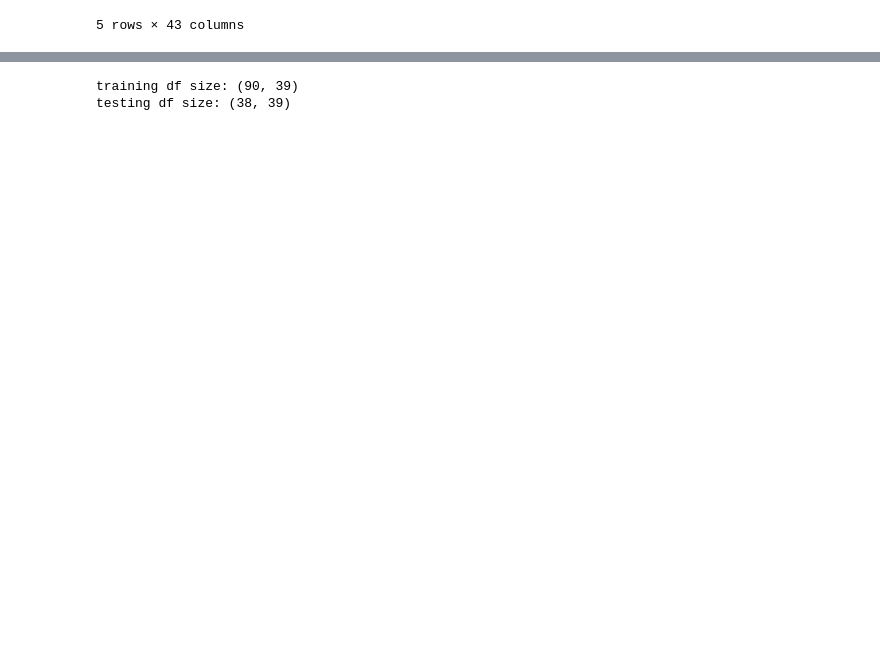
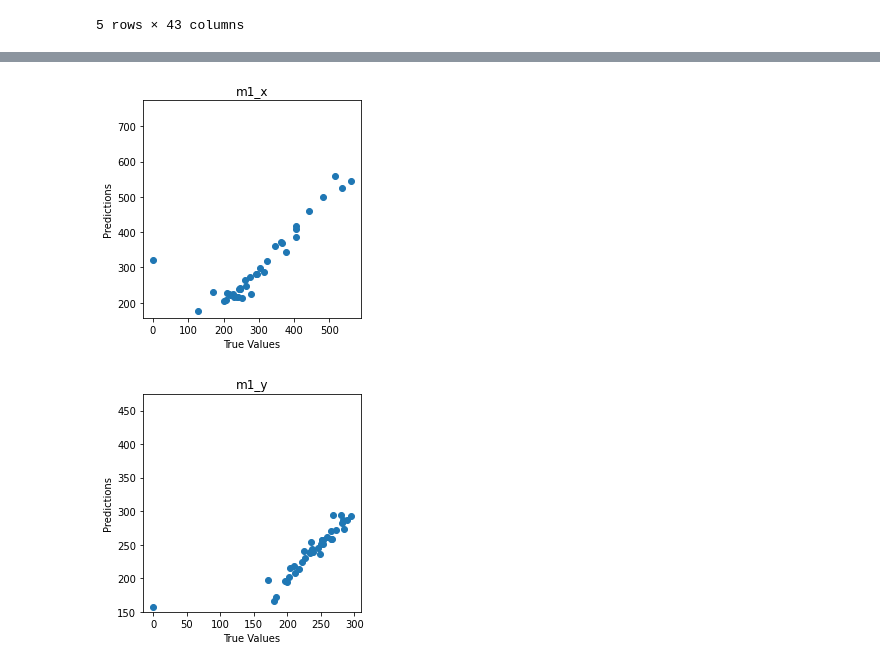
Before and after one commit to edulapalle/CS584-ML-HW3, a Jupyter notebook: ML_HW3.ipynb, the cells around one changed output, grey strips where cells are left out. Drawn from its saved outputs; the diff is of its cells as text; code cells hidden in the pictures; blank space fills up the shorter version.

```diff
--- a/ML_HW3.ipynb
+++ b/ML_HW3.ipynb
@@ -135,0 +167,7 @@ df1.head()
+# %%
+#train test split (70-30) 70% train data 20% test data 10% validation unseen data.
+train_m1, test_m1 = train_test_split(df_m1, test_size=0.2, random_state = 108)
+train_m1, val_m1 = train_test_split(train_m1, test_size=0.1, random_state = 108) # we need to take out some values for predicting results (val_m1 - unseen data)
+
+# train_m1 = df_m1.sample(frac=0.7, random_state=108)
+# test_m1 = df_m1.drop(train_m1.index)
@@ -135,0 +222,5 @@ df1.head()
+# %%
+# Normalize the training and test data
+norm_train_X = np.array(normalisation(train_m1))
+norm_test_X = np.array(normalisation(test_m1))
+norm_val_X = np.array(normalisation(val_m1))#check on this line later.
@@ -135,0 +364,30 @@ df1.head()
+# %%
+#plotting
+def plot_diff(y_true, y_pred, title=''):
+    plt.scatter(y_true, y_pred)
+    plt.title(title)
+    plt.xlabel('True Values')
+    plt.ylabel('Predictions')
+    plt.axis('equal')
+    plt.axis('square')
+    plt.xlim(plt.xlim())
+    plt.ylim(plt.ylim())
+    plt.plot([-100, 100], [-100, 100])
+    plt.show()
+
+
+def plot_metrics(metric_name, title, ylim=5):
+    plt.title(title)
+    plt.ylim(0, ylim)
+    plt.plot(history.history[metric_name], color='blue', label=metric_name)
+    plt.plot(history.history['val_' + metric_name], color='green', label='val_' + metric_name)
+    plt.show()
+# %%
+# Run predict
+Y_pred = model.predict(norm_test_X)
+m1_x_pred = Y_pred[0]
+m1_y_pred = Y_pred[1]
+
+plot_diff(test_Y[0], Y_pred[0], title='m1_x')
+plot_diff(test_Y[1], Y_pred[1], title='m1_y')
+# %% [output]
@@ -136 +395,3 @@ df1.head()
+[figure, added]
+[figure, added]
 # %%
@@ -140,6 +402,0 @@ test_df = df.drop(train_df.index)
-# %%
-print("training df size: "+str(train_df.shape))
-print("testing df size: "+str(test_df.shape))
-# %% [output]
-training df size: (90, 39)
-testing df size: (38, 39)
```
Also changed, not shown: parts of 23 cells of this notebook.
